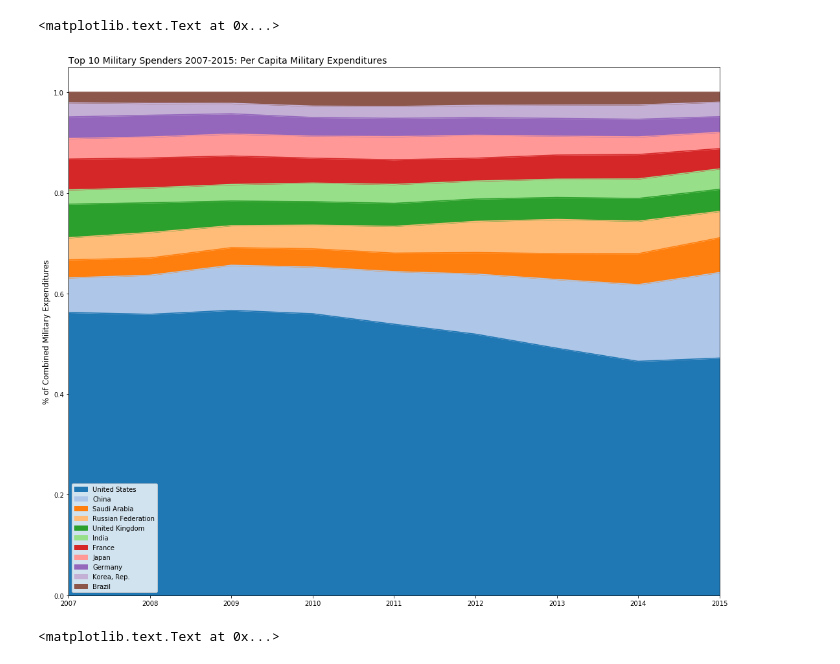
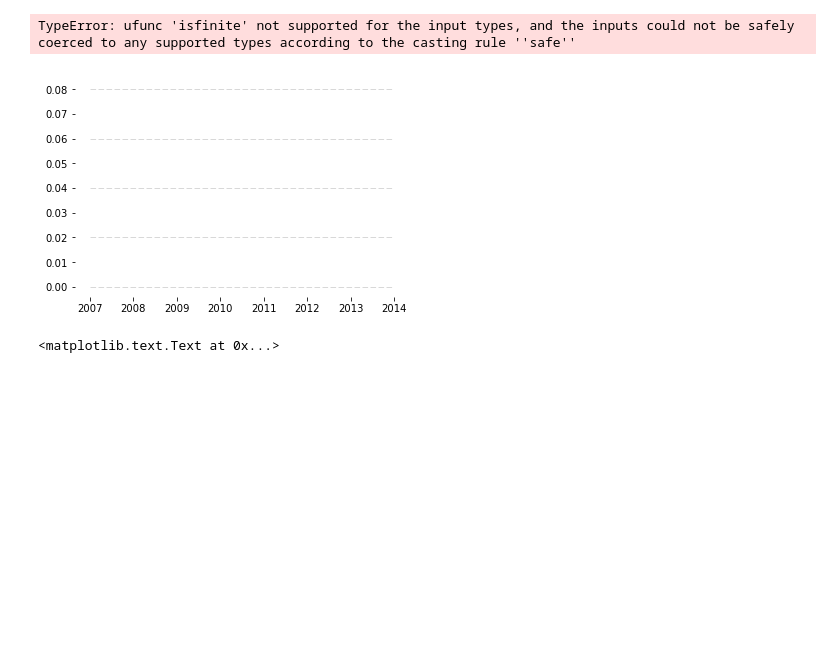
Before and after one commit to maxgrossman/minemilitaries, a Jupyter notebook: minemilitaries.ipynb, the cells around one changed output. Saved outputs shown, nothing was run; the diff lists cells and outputs as text; code cells hidden in the pictures; blank space fills up the shorter version.

Commit message:
working on stacked area viz.

```diff
--- a/minemilitaries.ipynb
+++ b/minemilitaries.ipynb
@@ -170,13 +189,30 @@ pp.title('Top 10 Military Spenders: Military Expenditure as % of GDP',
-# %%
-# military expenditure as % of GDP
-miliDataList[4].T.plot.area(figsize=(18,15),color=tableau20)
-pp.ylabel('% of Combined Military Expenditures',size=12)
-pp.legend(loc='best',fontsize=10)
-pp.title("Top 10 Military Spenders 2007-2015: Per Capita Military Expenditures",
-         loc='left',fontsize=14)
-# %% [output]
-<matplotlib.text.Text at 0x...>
-[figure, removed]
+# %%
+# military expenditure as % of GDP
+
+# transpose df.
+miliPerGDP = miliDataList[4].T[2:len(miliDataList[4])]
+miliPerGDP.columns = miliDataList[4][1]
+
+# access axis to customize background
+ax = pp.subplot(111)
+ax.spines["top"].set_visible(False)
+ax.spines["bottom"].set_visible(False)
+ax.spines["right"].set_visible(False)
+ax.spines["left"].set_visible(False)
+
+for y in [y * 0.01 for y in range(0,10,2)]:
+    pp.plot(range(2007, 2015), [y] * len(range(2007, 2015)), "--", lw=0.5, color="black", alpha=0.3)
+
+for i in range(0,len(miliPerGDP.columns)):
+
+    country = miliPerGDP[miliPerGDP.columns[i]]
+
+    # Plot each line separately with its own color, using the Tableau 20 color set in order.
+    pp.stackplot(range(2007, 2015),
+                 country)
+# %% [output]
+TypeError: ufunc 'isfinite' not supported for the input types, and the inputs could not be safely coerced to any supported types according to the casting rule ''safe''
+[figure, added]
 # %%
 # military expenditure as % of GDP
 miliDataList[5].T.plot(figsize=(18,15),color=tableau20)
```
Also changed, not shown: parts of 4 cells of this notebook.
